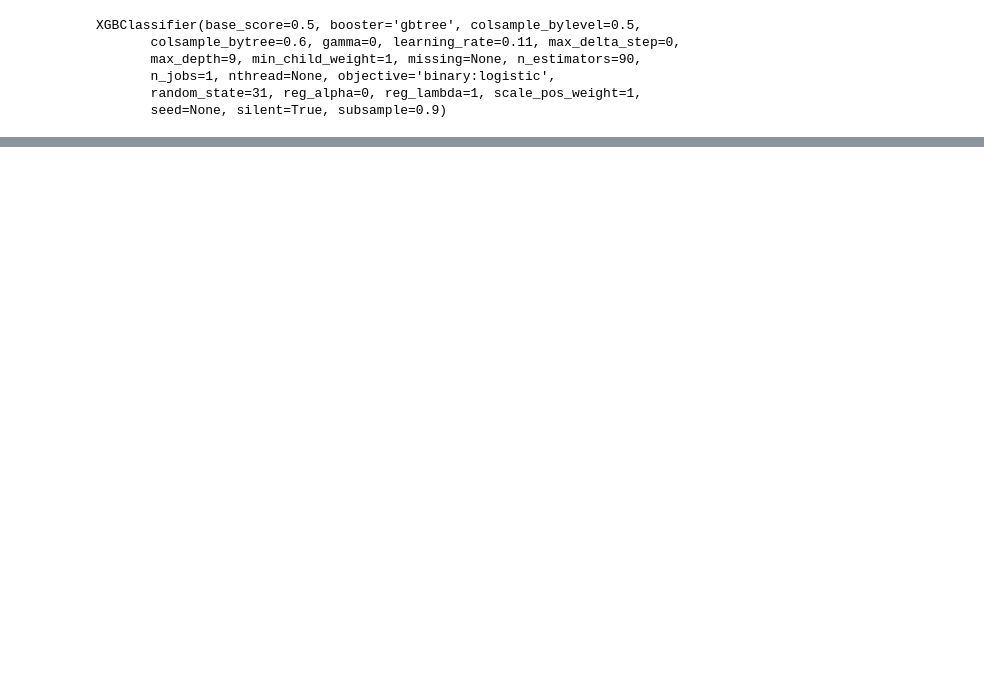
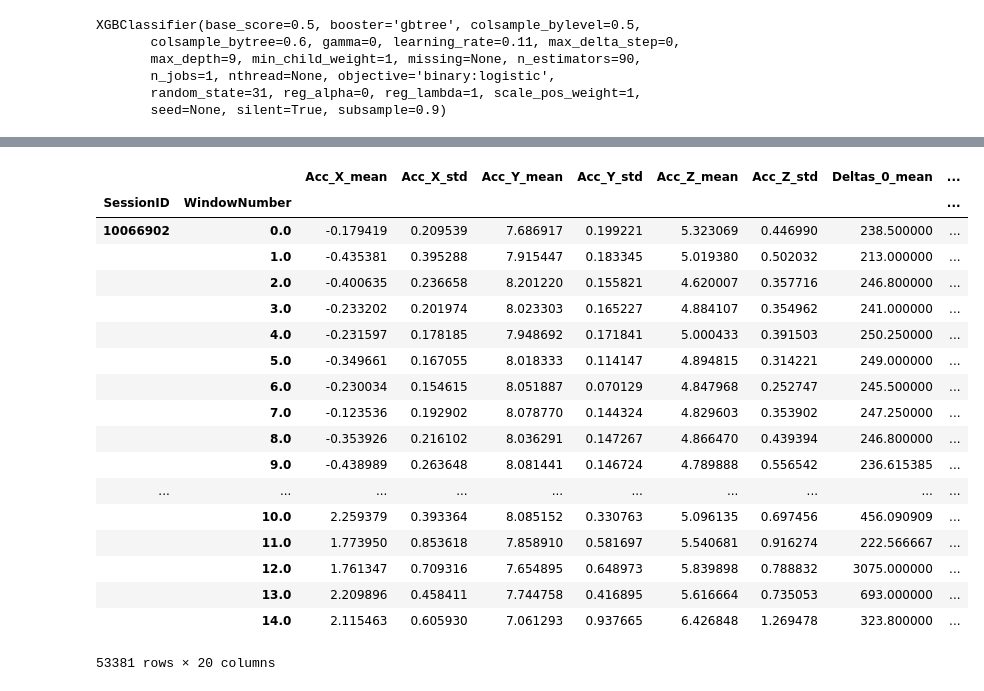
Before and after one commit to thicorfon/AegisModel, a Jupyter notebook: 06-Model-prod.ipynb, the cells around one changed output, grey strips where cells are left out. Saved outputs shown, nothing was run; the diff lists cells and outputs as text; code cells hidden in the pictures; blank space fills up the shorter version.

```diff
--- a/06-Model-prod.ipynb
+++ b/06-Model-prod.ipynb
@@ -106,0 +109,22 @@ plt.figure()
+# %%
+df
+# %% [output]
+|  |  | Acc_X_mean | Acc_X_std | Acc_Y_mean | Acc_Y_std | Acc_Z_mean | Acc_Z_std | Deltas_0_mean | ... |
+| SessionID | WindowNumber |  |  |  |  |  |  |  | ... |
+| 10066902 | 0.0 | -0.179419 | 0.209539 | 7.686917 | 0.199221 | 5.323069 | 0.446990 | 238.500000 | ... |
+|  | 1.0 | -0.435381 | 0.395288 | 7.915447 | 0.183345 | 5.019380 | 0.502032 | 213.000000 | ... |
+|  | 2.0 | -0.400635 | 0.236658 | 8.201220 | 0.155821 | 4.620007 | 0.357716 | 246.800000 | ... |
+|  | 3.0 | -0.233202 | 0.201974 | 8.023303 | 0.165227 | 4.884107 | 0.354962 | 241.000000 | ... |
+|  | 4.0 | -0.231597 | 0.178185 | 7.948692 | 0.171841 | 5.000433 | 0.391503 | 250.250000 | ... |
+|  | 5.0 | -0.349661 | 0.167055 | 8.018333 | 0.114147 | 4.894815 | 0.314221 | 249.000000 | ... |
+|  | 6.0 | -0.230034 | 0.154615 | 8.051887 | 0.070129 | 4.847968 | 0.252747 | 245.500000 | ... |
+|  | 7.0 | -0.123536 | 0.192902 | 8.078770 | 0.144324 | 4.829603 | 0.353902 | 247.250000 | ... |
+|  | 8.0 | -0.353926 | 0.216102 | 8.036291 | 0.147267 | 4.866470 | 0.439394 | 246.800000 | ... |
+|  | 9.0 | -0.438989 | 0.263648 | 8.081441 | 0.146724 | 4.789888 | 0.556542 | 236.615385 | ... |
+| ... | ... | ... | ... | ... | ... | ... | ... | ... | ... |
+|  | 10.0 | 2.259379 | 0.393364 | 8.085152 | 0.330763 | 5.096135 | 0.697456 | 456.090909 | ... |
+|  | 11.0 | 1.773950 | 0.853618 | 7.858910 | 0.581697 | 5.540681 | 0.916274 | 222.566667 | ... |
+|  | 12.0 | 1.761347 | 0.709316 | 7.654895 | 0.648973 | 5.839898 | 0.788832 | 3075.000000 | ... |
+|  | 13.0 | 2.209896 | 0.458411 | 7.744758 | 0.416895 | 5.616664 | 0.735053 | 693.000000 | ... |
+|  | 14.0 | 2.115463 | 0.605930 | 7.061293 | 0.937665 | 6.426848 | 1.269478 | 323.800000 | ... |
+53381 rows × 20 columns
```
Also changed, not shown: parts of 4 cells of this notebook, 3 other files.
